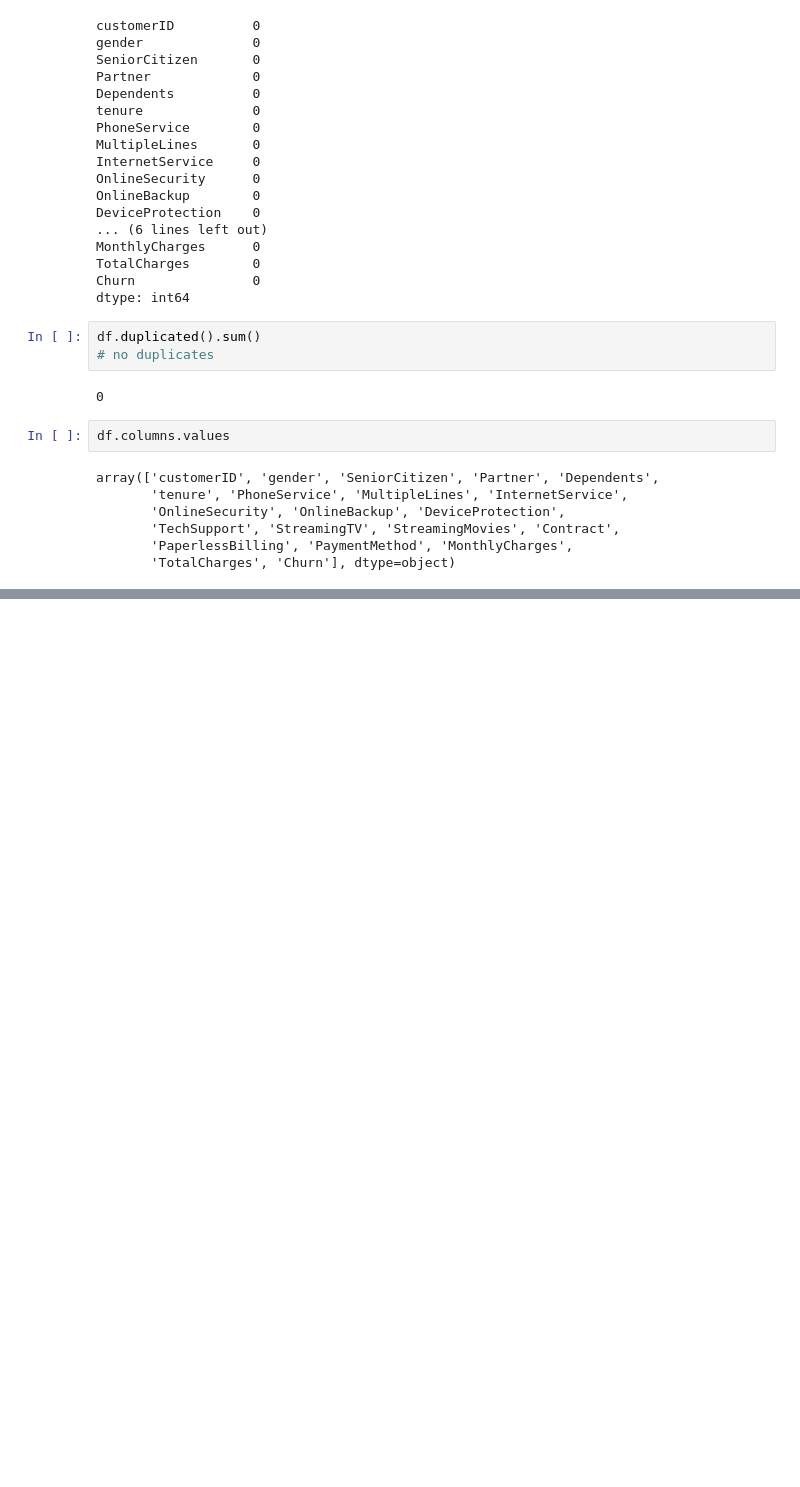
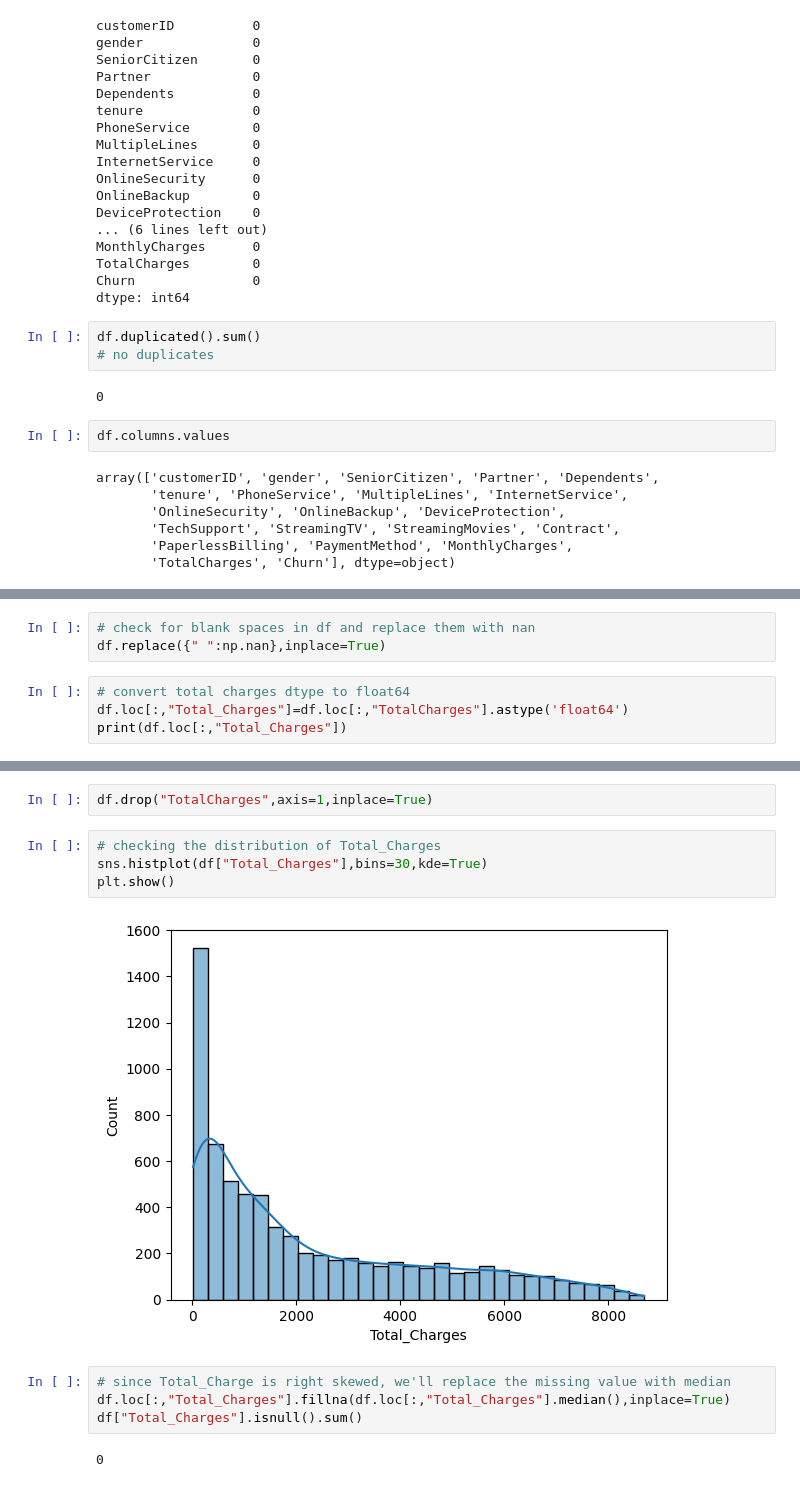
Before and after one commit to UmymaM/ml-dl-cv-fundamentals, a Jupyter notebook: customer-churn-prediction/eda.ipynb, the cells around one changed output, grey strips where cells are left out. Cells and saved outputs as stored; diff of their text form; blank space fills up the shorter version.

```diff
--- a/customer-churn-prediction/eda.ipynb
+++ b/customer-churn-prediction/eda.ipynb
@@ -118,0 +150,7 @@ array(['customerID', 'gender', 'SeniorCitizen', 'Partner', 'Dependents',
+# %%
+# check for blank spaces in df and replace them with nan
+df.replace({" ":np.nan},inplace=True)
+# %%
+# convert total charges dtype to float64
+df.loc[:,"Total_Charges"]=df.loc[:,"TotalCharges"].astype('float64')
+print(df.loc[:,"Total_Charges"])
@@ -118,0 +170,14 @@ array(['customerID', 'gender', 'SeniorCitizen', 'Partner', 'Dependents',
+# %%
+df.drop("TotalCharges",axis=1,inplace=True)
+# %%
+# checking the distribution of Total_Charges
+sns.histplot(df["Total_Charges"],bins=30,kde=True)
+plt.show()
+# %% [output]
+[figure, added]
+# %%
+# since Total_Charge is right skewed, we'll replace the missing value with median
+df.loc[:,"Total_Charges"].fillna(df.loc[:,"Total_Charges"].median(),inplace=True)
+df["Total_Charges"].isnull().sum()
+# %% [output]
+0
```
Also changed, not shown: parts of 12 cells of this notebook.
